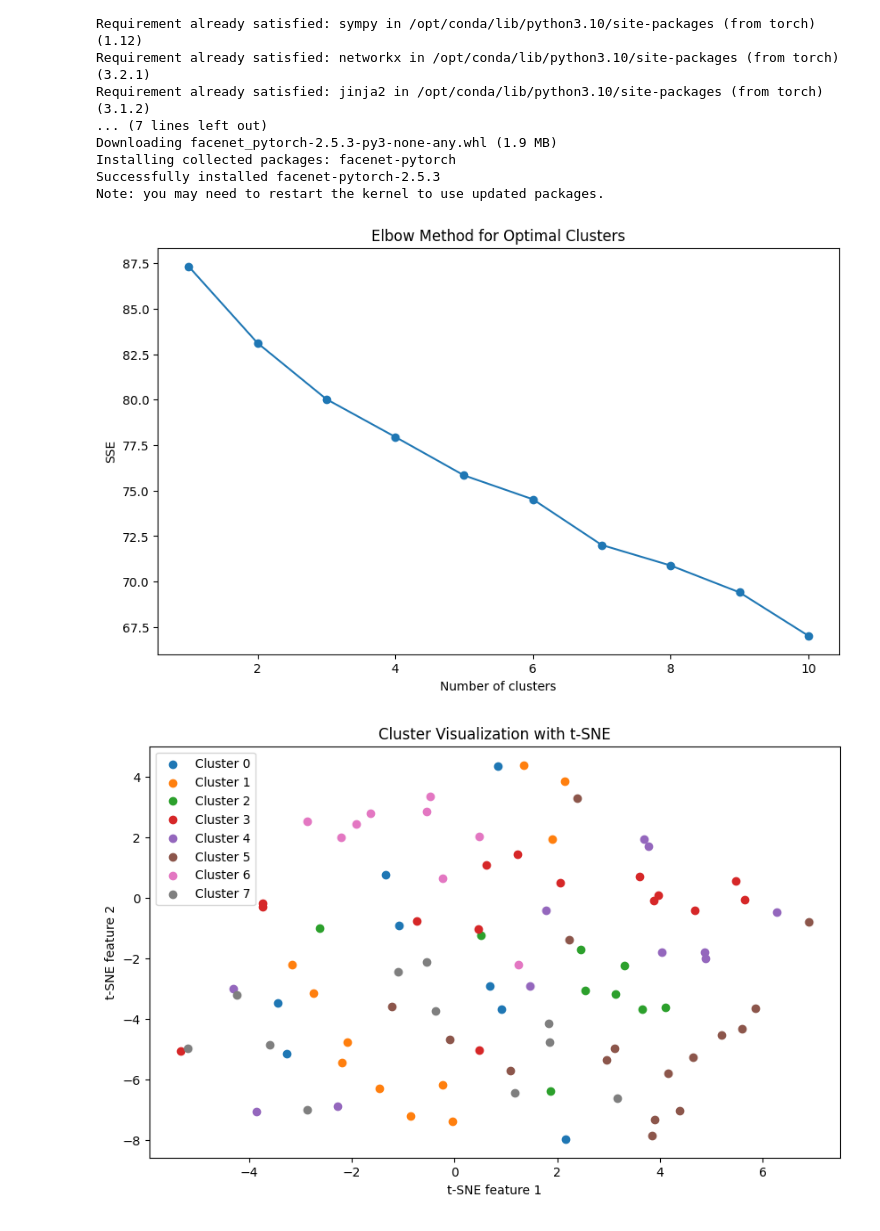
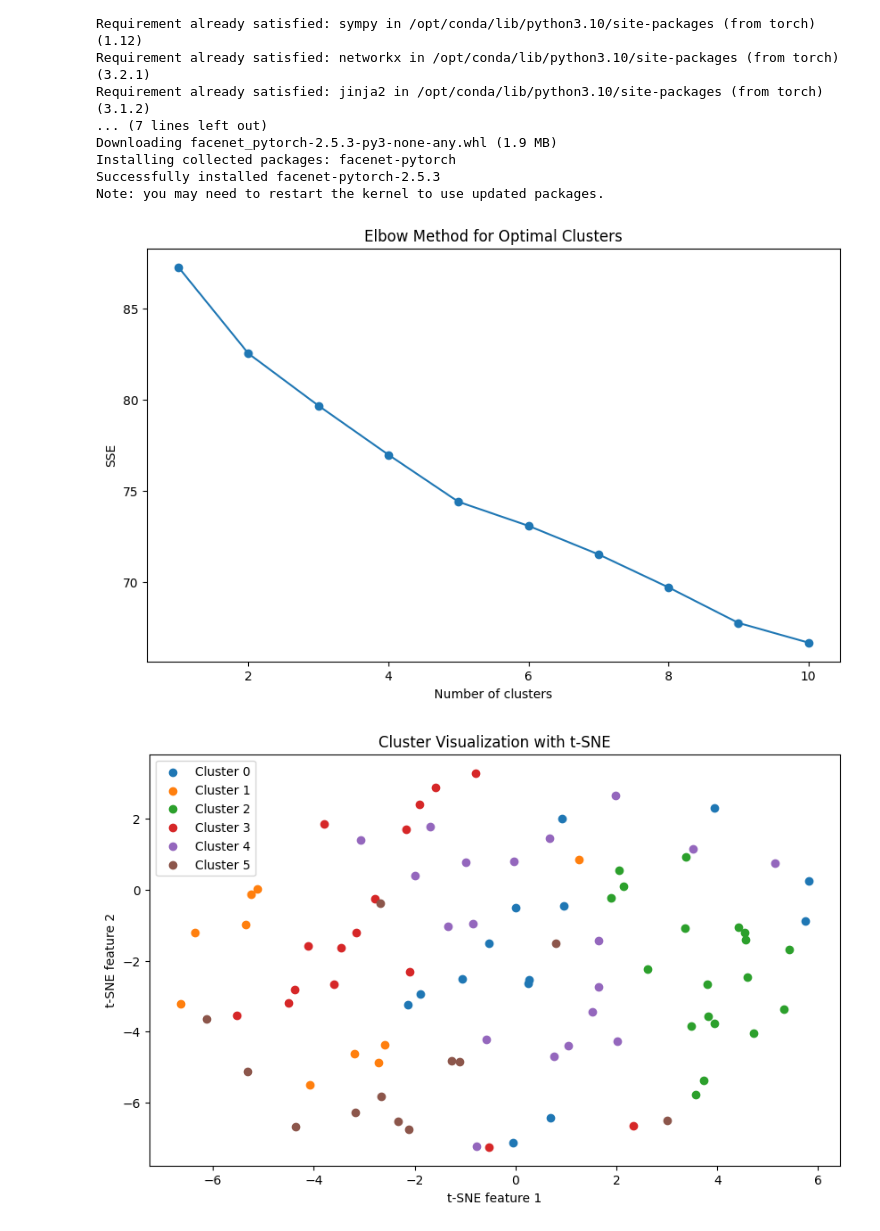
Before and after one commit to Yurich3112/Face-Clusterization, a Jupyter notebook: face-clustering.ipynb, the cells around one changed output. Cells and saved outputs as stored; diff of their text form; code cells hidden in the pictures.

Commit message:
Kaggle Notebook | Face Clustering | Final

```diff
--- a/face-clustering.ipynb
+++ b/face-clustering.ipynb
@@ -40,7 +40,7 @@ transform = transforms.Compose([
     transforms.Normalize([0.5, 0.5, 0.5], [0.5, 0.5, 0.5])
 ])
 
-images_folder = '/kaggle/input/alligned-faces-test'
+images_folder = '/kaggle/input/face-test'
 images_dir = os.listdir(images_folder)[:90]
 
 embeddings = []
@@ -67,36 +67,36 @@ plt.figure(figsize=(10, 6))
 plt.plot(range(1, 11), sse, marker='o')
 plt.title('Elbow Method for Optimal Clusters')
 plt.xlabel('Number of clusters')
 plt.ylabel('SSE')
 plt.show()
 
 # Choose an optimal number of clusters based on the elbow plot (for example, 5)
-optimal_clusters = 8  # Adjust this based on your elbow plot observation
+optimal_clusters = 6  # Adjust this based on your elbow plot observation
 kmeans = KMeans(n_clusters=optimal_clusters, random_state=0, n_init=10).fit(embeddings)
 
 # Cluster Visualization with t-SNE
 tsne = TSNE(n_components=2, random_state=0)
 tsne_results = tsne.fit_transform(embeddings)
 
 plt.figure(figsize=(10, 6))
 for i in range(optimal_clusters):
     plt.scatter(tsne_results[kmeans.labels_ == i, 0], tsne_results[kmeans.labels_ == i, 1], label=f'Cluster {i}')
 plt.title('Cluster Visualization with t-SNE')
 plt.xlabel('t-SNE feature 1')
 plt.ylabel('t-SNE feature 2')
 plt.legend()
 plt.show()
 
 # Create folders for each cluster and copy images accordingly
 for cluster_id in range(10):
     os.makedirs(f'/kaggle/working/cluster_{cluster_id}', exist_ok=True)  # Use a writable directory
 
 for img_path, cluster_label in zip(processed_image_paths, kmeans.labels_):
     destination = os.path.join(f'/kaggle/working/cluster_{cluster_label}', os.path.basename(img_path))
     shutil.copy(img_path, destination)  # Use copy instead of move
 # %% [output]
-[figure, old version]
+[figure, new version]
-[figure, old version]
+[figure, new version]
 # %%
 from PIL import Image
 import numpy as np
```
Also changed, not shown: parts of 1 cell of this notebook.
